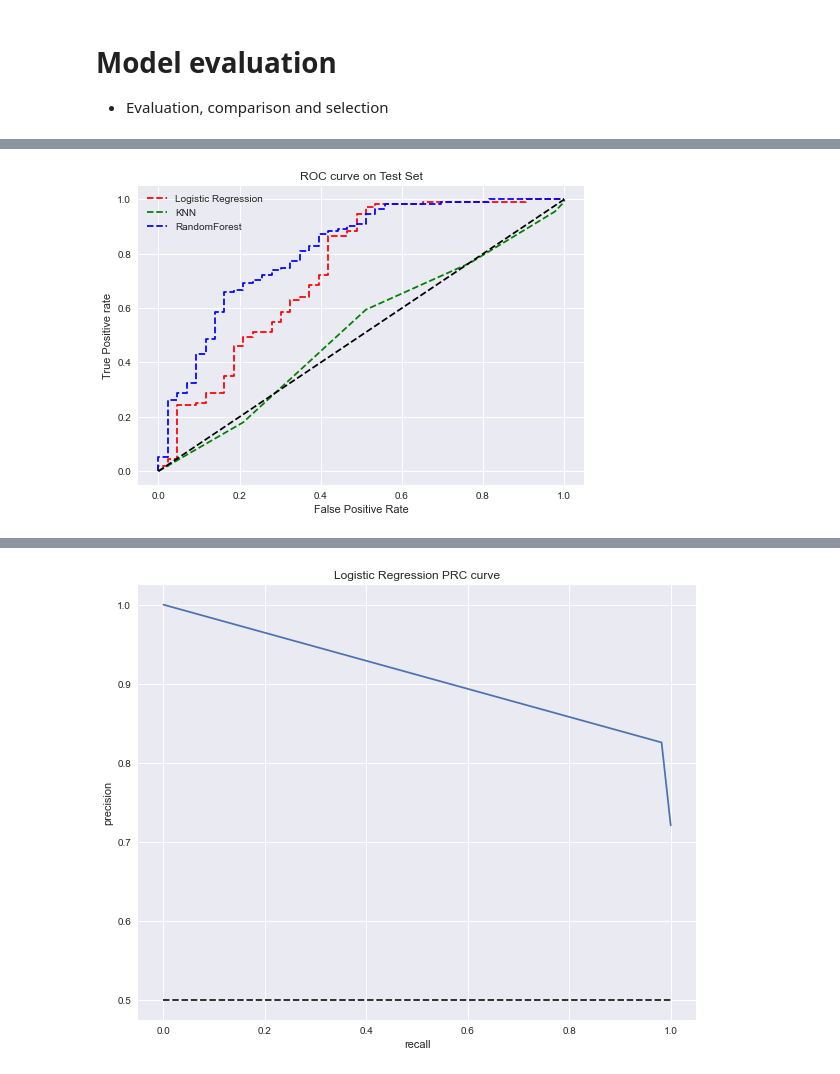
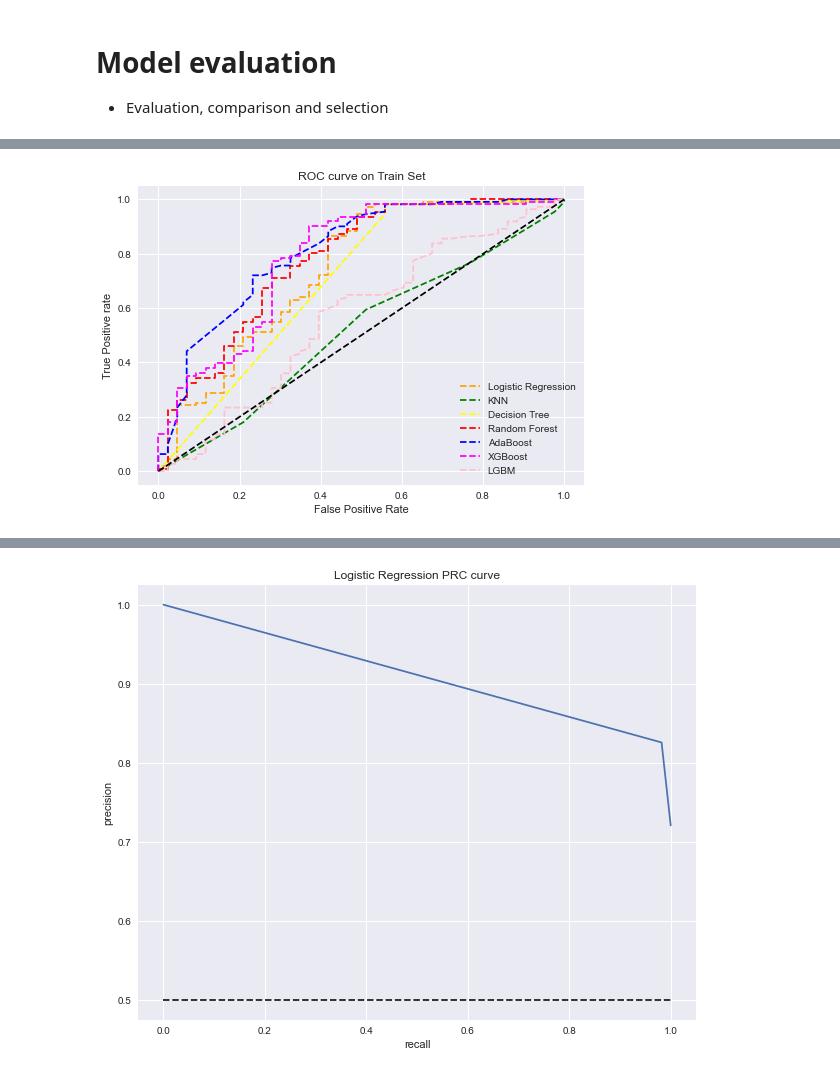
Before and after one commit to karan842/finohub, a Jupyter notebook: Loan-status-prediction.ipynb, the cells around one changed output, grey strips where cells are left out. Saved outputs shown, nothing was run; the diff lists cells and outputs as text; code cells hidden in the pictures.

Commit message:
Trained with boosting algorithm.

```diff
--- a/Loan-status-prediction.ipynb
+++ b/Loan-status-prediction.ipynb
@@ -1207,0 +1250,9 @@ print(rf)
+# %%
+# XGBoost
+xgb_params = {'n_estimators' : [100, 200, 300],
+    'max_depth' : [4, 6, 8, 10],
+    'min_child_weight' : [2,4,10,12]}
+grid_xgb = GridSearchCV(XGBClassifier(), xgb_params)
+grid_xgb.fit(X_train, y_train)
+xgb = grid_xgb
+print(xgb)
@@ -1207,0 +1283,11 @@ print(rf)
+# %%
+# LightGBM
+lgbm_params = {'num_leaves': [5,10,20,50],
+             'min_child_samples': [100,200,500],
+             'min_child_weight': [0.001,0.01,0.1,1],
+             'reg_alpha': [1, 5, 10, 50, 100],
+             'reg_lambda': [1, 5, 10, 20, 50, 100]}
+grid_lgbm = GridSearchCV(LGBMClassifier(), lgbm_params)
+grid_lgbm.fit(X_train, y_train)
+lgbm = grid_lgbm.best_params_
+print(lgbm)
@@ -1348,39 +1506,63 @@ Random Forest:  98
 # %%
-from sklearn.metrics import confusion_matrix
-from sklearn.metrics import classification_report
+# ROC CURVE and ROC-AUC score
 
+# On Test dataset
+
+# predict probabilities
 log_reg_proba_test = log_reg.predict_proba(X_test)
 knn_proba_test = knn.predict_proba(X_test)
+dt_proba_test = dcTree.predict_proba(X_test)
 rf_proba_test = rf.predict_proba(X_test)
+ada_proba_test = ada.predict_proba(X_test)
+xgb_proba_test = xgb.predict_proba(X_test)
+lgbm_proba_test = lgbm.predict_proba(X_test)
+
+# roc_auc_score
+log_reg_auc_test = round(roc_auc_score(y_test, log_reg_proba_test[:,1])*100)
+knn_auc_test = round(roc_auc_score(y_test, knn_proba_test[:,1])*100)
+dt_auc_test =  round(roc_auc_score(y_test, dt_proba_test[:,1])*100)
+rf_auc_test = round(roc_auc_score(y_test, rf_proba_test[:,1])*100)
+ada_auc_test = round(roc_auc_score(y_test, ada_proba_test[:,1])*100)
+xgb_auc_test = round(roc_auc_score(y_test, xgb_proba_test[:,1])*100)
+lgbm_auc_test = round(roc_auc_score(y_test, lgbm_proba_test[:,1])*100)
+
+print("ROC_AUC_SCORE of models on Train Set\n")
+print("Logistic Regression: ", log_reg_auc_test)
+print("KNeighbors: ",knn_auc_test)
+print("Decision Tree: ",dt_auc_test)
+print("Random Forest: ",rf_auc_test)
+print("Adaboost: ", ada_auc_test)
+print("XGB: ", xgb_auc_test)
+print("LGBM: ", lgbm_auc_test)
 
 
-knn_auc_test = round(roc_auc_score(y_test, knn_proba_test[:,1])*100)
-log_reg_auc_test=  round(roc_auc_score(y_test, log_reg_proba_test[:,1])*100)
-rf_auc_test = round(roc_auc_score(y_test, rf_proba_test[:,1])*100)
-
-print("ROC_AUC_SCORE of models on Test Set\n")
-print("Logistic Regression: ", log_reg_auc_test)
-print("KNeighbors: ",knn_auc_test)
-print("Random Forest: ", rf_auc_test)
+# roc curve for models
 
 fpr1, tpr1, thresh1 = roc_curve(y_test, log_reg_proba_test[:,1],pos_label=1)
 fpr2, tpr2, thresh2 = roc_curve(y_test, knn_proba_test[:,1],pos_label=1)
-fpr3, tpr3, thresh3 = roc_curve(y_test, rf_proba_test[:,1],pos_label=1)
+fpr3, tpr3, thresh3 = roc_curve(y_test, dt_proba_test[:,1],pos_label=1)
+fpr4, tpr4, thresh4 = roc_curve(y_test, rf_proba_test[:,1],pos_label=1)
+fpr5, tpr5, thresh5 = roc_curve(y_test, ada_proba_test[:,1],pos_label=1)
+fpr6, tpr6, thresh6 = roc_curve(y_test, xgb_proba_test[:,1],pos_label=1)
+fpr7, tpr7, thresh7 = roc_curve(y_test, lgbm_proba_test[:,1],pos_label=1)
 
 # roc curve for tpr = fpr
-random_probs = [0 for i in range(len(y_test))]
-p_fpr, p_tpr, _ = roc_curve(y_test, random_probs, pos_label=1)
+random_probs_test = [0 for i in range(len(y_test))]
+p_fpr, p_tpr, _ = roc_curve(y_test, random_probs_test, pos_label=1)
 
 plt.style.use('seaborn')
 
 # plot roc curves
-plt.plot(fpr1, tpr1, linestyle='--',color='red', label='Logistic Regression')
+plt.plot(fpr1, tpr1, linestyle='--',color='orange', label='Logistic Regression')
 plt.plot(fpr2, tpr2, linestyle='--',color='green', label='KNN')
-plt.plot(fpr3, tpr3, linestyle='--',color='blue', label='RandomForest')
-
+plt.plot(fpr3, tpr3, linestyle='--',color='yellow', label='Decision Tree')
+plt.plot(fpr4, tpr4, linestyle='--',color='red', label='Random Forest')
+plt.plot(fpr5, tpr5, linestyle='--',color='blue', label='AdaBoost')
+plt.plot(fpr6, tpr6, linestyle='--',color='magenta', label='XGBoost')
+plt.plot(fpr7, tpr7, linestyle='--',color='pink', label='LGBM')
 plt.plot(p_fpr, p_tpr, linestyle='--', color='black')
 # title
-plt.title('ROC curve on Test Set')
+plt.title('ROC curve on Train Set')
 # x label
 plt.xlabel('False Positive Rate')
 # y label
@@ -1398,2 +1584,2 @@ Random Forest:  81
-[figure, old version]
+[figure, new version]
 # %% [markdown]
```
Also changed, not shown: parts of 28 cells of this notebook, 2 other files.
